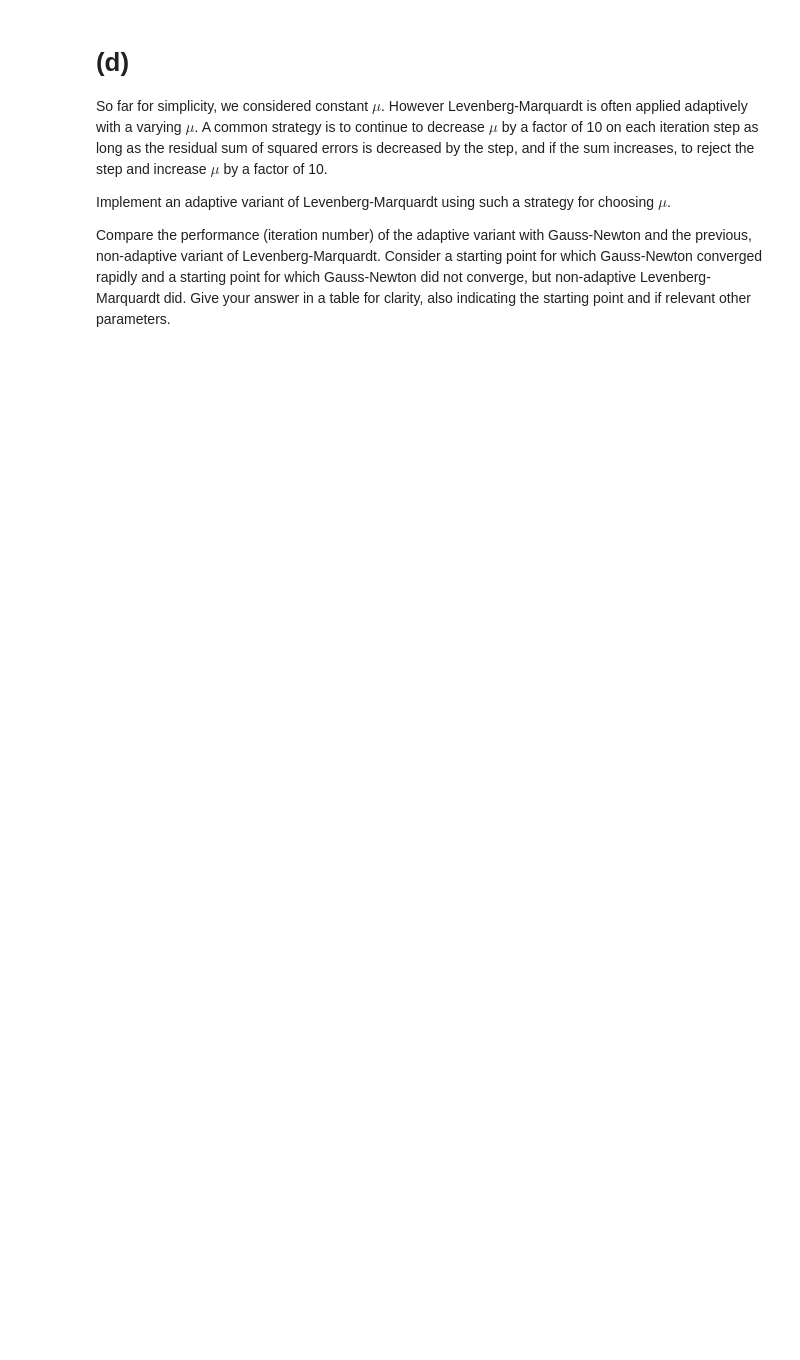
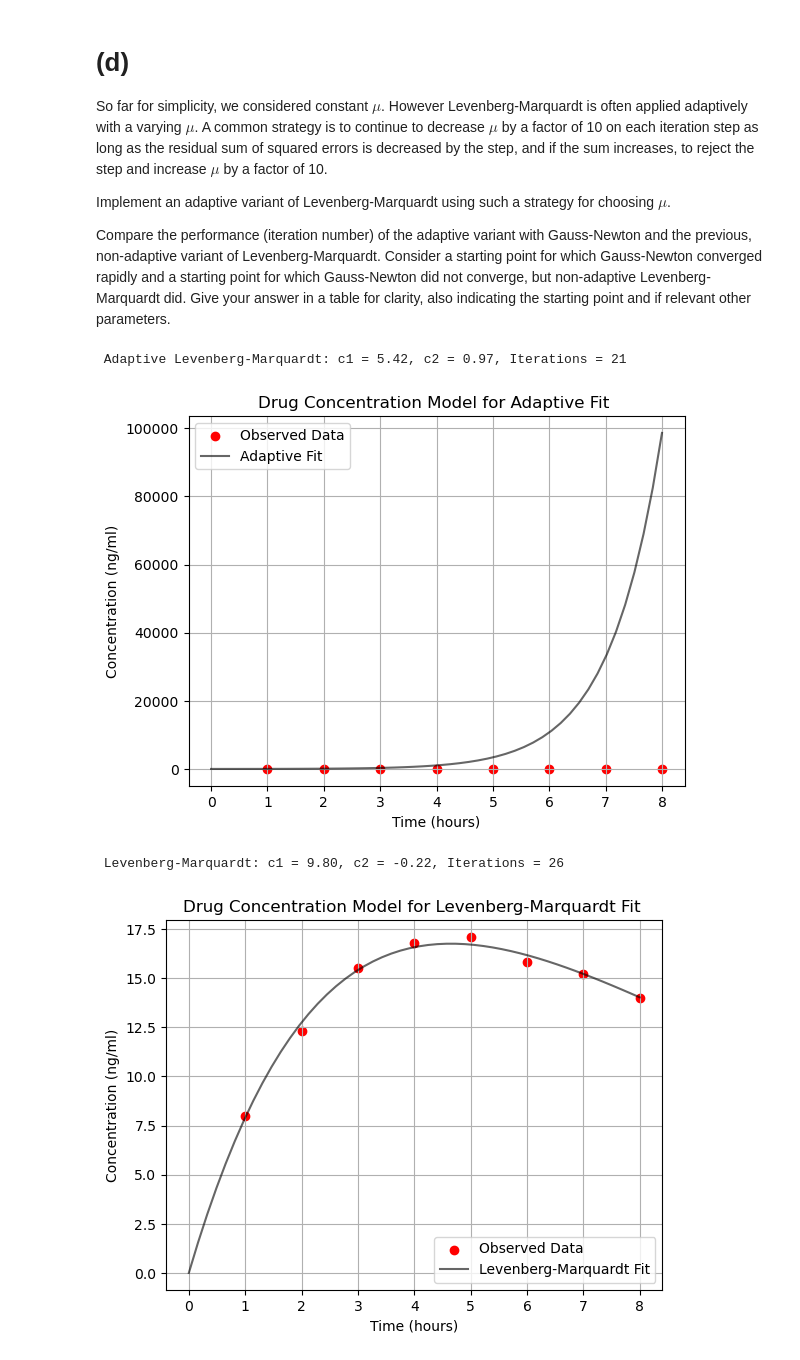
Before and after one commit to kshnva/numerical-algorithms, a Jupyter notebook: a3/hw3.ipynb, the cells around one changed output. Cells and saved outputs as stored; diff of their text form; code cells hidden in the pictures; blank space fills up the shorter version.

```diff
--- a/a3/hw3.ipynb
+++ b/a3/hw3.ipynb
@@ -95,3 +194,38 @@ A common strategy is to continue to decrease $\mu$ by a factor of 10 on each ite
 Implement an adaptive variant of Levenberg-Marquardt using such a strategy for choosing $\mu$.
 
 Compare the performance (iteration number) of the adaptive variant with Gauss-Newton and the previous, non-adaptive variant of Levenberg-Marquardt. Consider a starting point for which Gauss-Newton converged rapidly and a starting point for which Gauss-Newton did not converge, but non-adaptive Levenberg-Marquardt did. Give your answer in a table for clarity, also indicating the starting point and if relevant other parameters.
+# %%
+def adaptive_levenberg_marquardt(func, jacobian, t, x0, y, tol=1e-6, maxIter=100, mu=0.01):
+    x = x0.copy()
+    prev_sse = np.inf
+
+    for iter in range(maxIter):
+
+        r = y - func(t, x)
+        J = jacobian(t, x)
+
+        sse = np.sum(r**2)
+
+        gradient = J.T @ r
+        H = J.T @ J
+        I = np.eye(H.shape[0])
+        delta_x = np.linalg.solve(H + mu * I, gradient)
+
+        x_new = x + delta_x
+
+        if sse < prev_sse:
+            mu /= 10
+            prev_sse = sse
+            x = x_new
+        else:
+            mu *= 10
+
+        if np.linalg.norm(delta_x) < tol:
+            return x, iter + 1
+
+    return x, maxIter
+# %% [output]
+ Adaptive Levenberg-Marquardt: c1 = 5.42, c2 = 0.97, Iterations = 21
+[figure, added]
+ Levenberg-Marquardt: c1 = 9.80, c2 = -0.22, Iterations = 26
+[figure, added]
```
Also changed, not shown: parts of 7 cells of this notebook.
